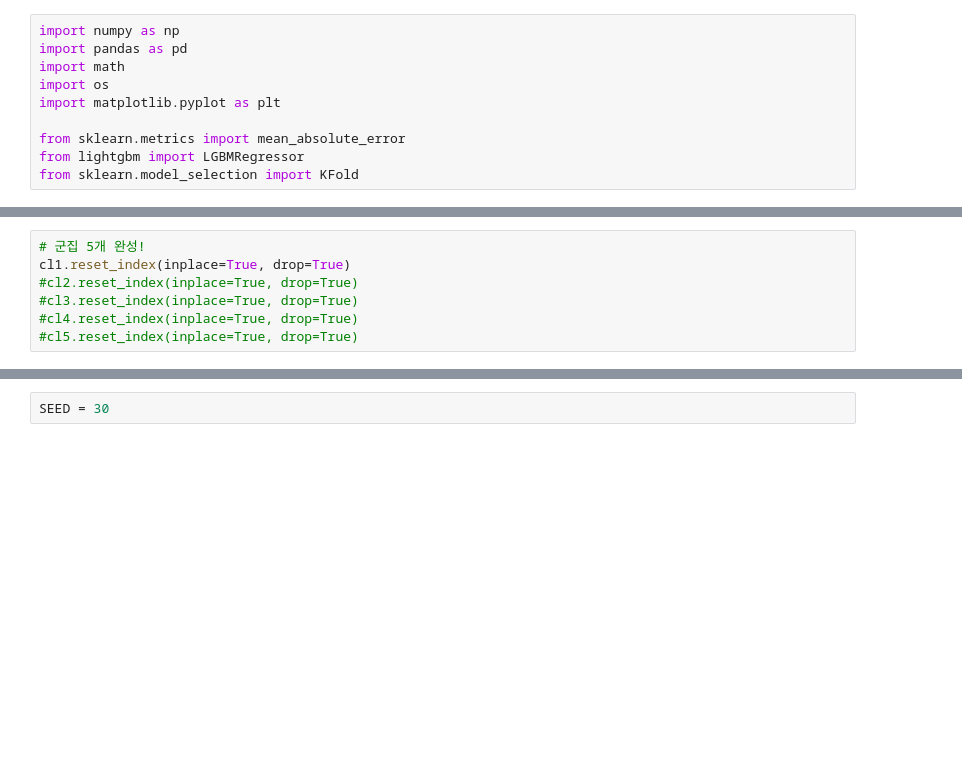
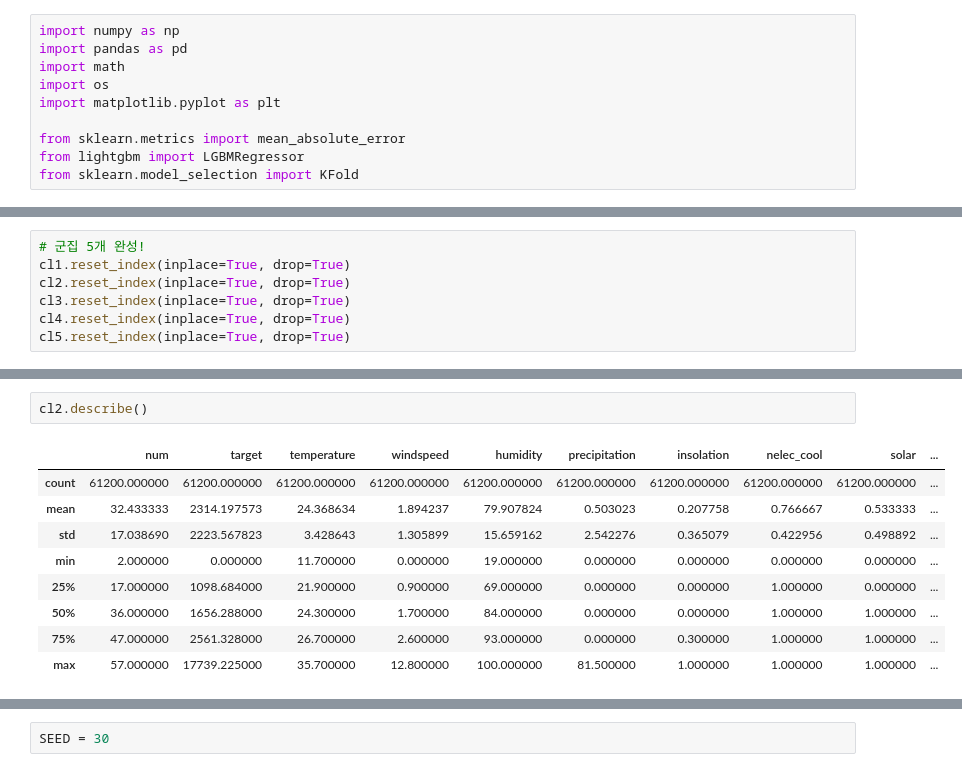
Before and after one commit to mjiii25/prac_class, a Jupyter notebook: LGBM 모델링.ipynb, the cells around one changed output, grey strips where cells are left out. Drawn from its saved outputs; the diff is of its cells as text; blank space fills up the shorter version.

```diff
--- a/LGBM 모델링.ipynb
+++ b/LGBM 모델링.ipynb
@@ -91,10 +105,10 @@ print('5번 군집은 전체 데이터의 {0:.2f}'.format(cl5.shape[0]/train.sha
 # %%
 # 군집 5개 완성!
 cl1.reset_index(inplace=True, drop=True)
-#cl2.reset_index(inplace=True, drop=True)
-#cl3.reset_index(inplace=True, drop=True)
-#cl4.reset_index(inplace=True, drop=True)
-#cl5.reset_index(inplace=True, drop=True)
+cl2.reset_index(inplace=True, drop=True)
+cl3.reset_index(inplace=True, drop=True)
+cl4.reset_index(inplace=True, drop=True)
+cl5.reset_index(inplace=True, drop=True)
 # %%
 # 기술통계량 확인
 train.describe()
@@ -134,0 +137,12 @@ cl1.describe()
+# %%
+cl2.describe()
+# %% [output]
+|  | num | target | temperature | windspeed | humidity | precipitation | insolation | nelec_cool | solar | ... |
+| count | 61200.000000 | 61200.000000 | 61200.000000 | 61200.000000 | 61200.000000 | 61200.000000 | 61200.000000 | 61200.000000 | 61200.000000 | ... |
+| mean | 32.433333 | 2314.197573 | 24.368634 | 1.894237 | 79.907824 | 0.503023 | 0.207758 | 0.766667 | 0.533333 | ... |
+| std | 17.038690 | 2223.567823 | 3.428643 | 1.305899 | 15.659162 | 2.542276 | 0.365079 | 0.422956 | 0.498892 | ... |
+| min | 2.000000 | 0.000000 | 11.700000 | 0.000000 | 19.000000 | 0.000000 | 0.000000 | 0.000000 | 0.000000 | ... |
+| 25% | 17.000000 | 1098.684000 | 21.900000 | 0.900000 | 69.000000 | 0.000000 | 0.000000 | 1.000000 | 0.000000 | ... |
+| 50% | 36.000000 | 1656.288000 | 24.300000 | 1.700000 | 84.000000 | 0.000000 | 0.000000 | 1.000000 | 1.000000 | ... |
+| 75% | 47.000000 | 2561.328000 | 26.700000 | 2.600000 | 93.000000 | 0.000000 | 0.300000 | 1.000000 | 1.000000 | ... |
+| max | 57.000000 | 17739.225000 | 35.700000 | 12.800000 | 100.000000 | 81.500000 | 1.000000 | 1.000000 | 1.000000 | ... |
```
Also changed, not shown: parts of 67 cells of this notebook.
